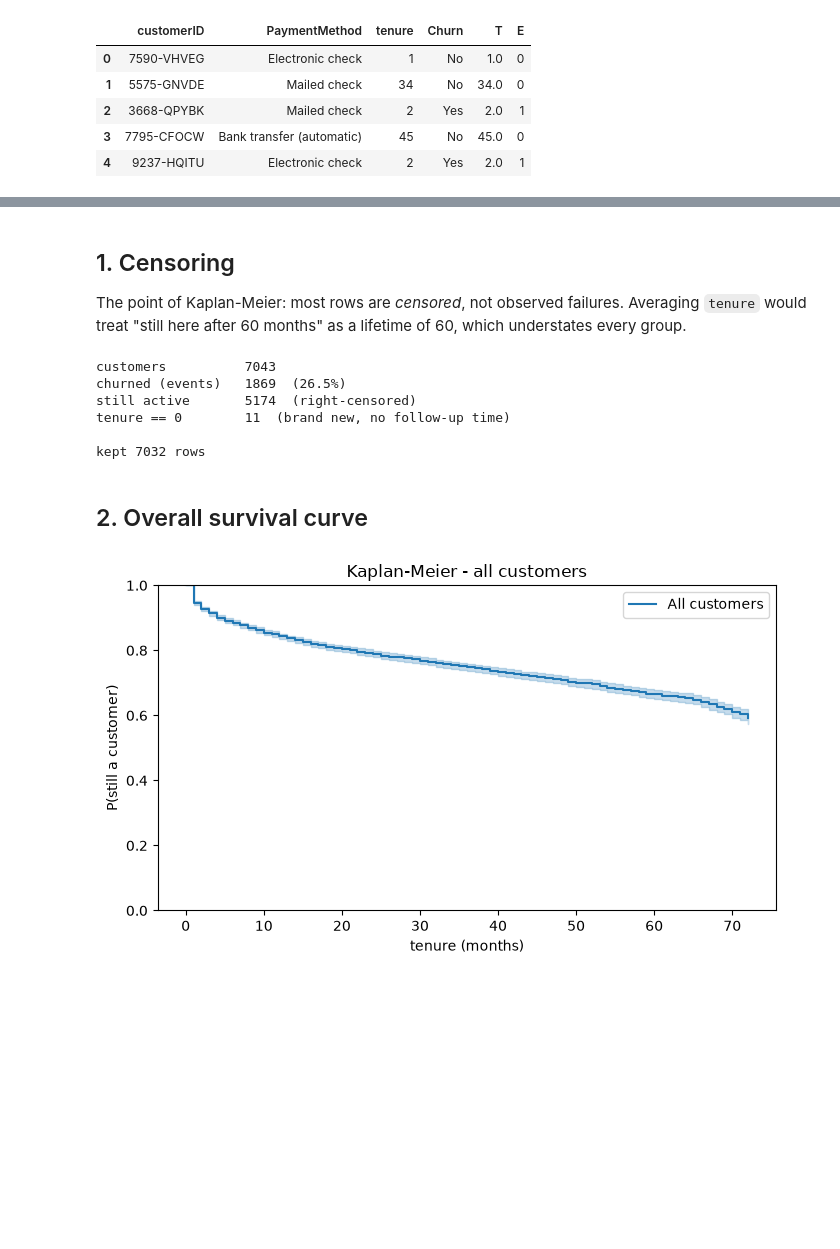
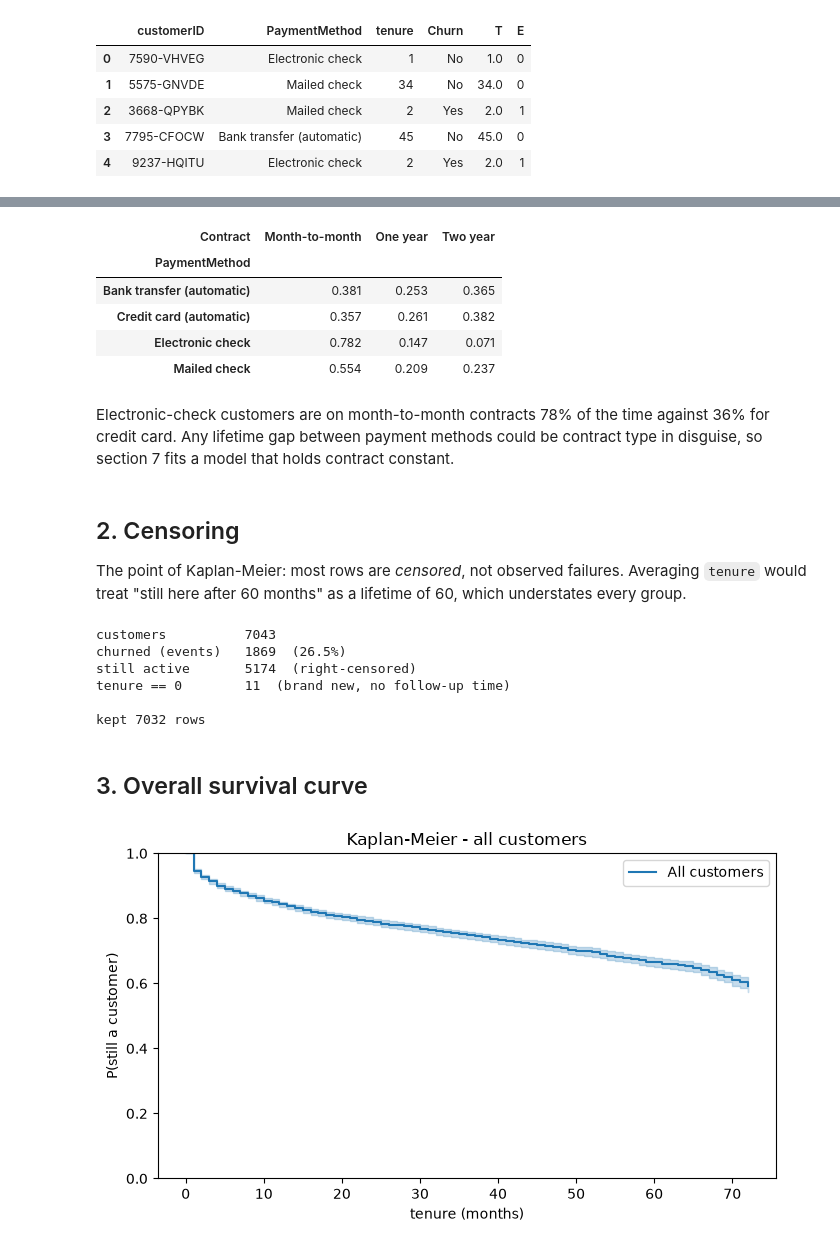
Before and after one commit to Kiatisakk/CPE342-ML, a Jupyter notebook: lab03_rg/Activity_Estimating_Lifetime.ipynb, the cells around one changed output, grey strips where cells are left out. Cells and saved outputs as stored; diff of their text form; code cells hidden in the pictures; blank space fills up the shorter version.

```diff
--- a/lab03_rg/Activity_Estimating_Lifetime.ipynb
+++ b/lab03_rg/Activity_Estimating_Lifetime.ipynb
@@ -39,5 +122,19 @@ df[["customerID", "PaymentMethod", "tenure", "Churn", "T", "E"]].head()
+# %%
+# Payment method is not assigned at random - it travels with contract type.
+pd.crosstab(raw["PaymentMethod"], raw["Contract"], normalize="index").round(3)
+# %% [output]
+| Contract | Month-to-month | One year | Two year |
+| PaymentMethod |  |  |  |
+| Bank transfer (automatic) | 0.381 | 0.253 | 0.365 |
+| Credit card (automatic) | 0.357 | 0.261 | 0.382 |
+| Electronic check | 0.782 | 0.147 | 0.071 |
+| Mailed check | 0.554 | 0.209 | 0.237 |
+# %% [markdown]
+Electronic-check customers are on month-to-month contracts 78% of the time against 36%
+for credit card. Any lifetime gap between payment methods could be contract type in
+disguise, so section 7 fits a model that holds contract constant.
 # %% [markdown]
-## 1. Censoring
+## 2. Censoring
 
 The point of Kaplan-Meier: most rows are *censored*, not observed failures. Averaging
 `tenure` would treat "still here after 60 months" as a lifetime of 60, which understates
@@ -61,7 +158,7 @@ tenure == 0        11  (brand new, no follow-up time)
 
 kept 7032 rows
 # %% [markdown]
-## 2. Overall survival curve
+## 3. Overall survival curve
 # %%
 kmf = KaplanMeierFitter()
 kmf.fit(df["T"], event_observed=df["E"], label="All customers")
```
Also changed, not shown: parts of 12 cells of this notebook, 2 other files.
